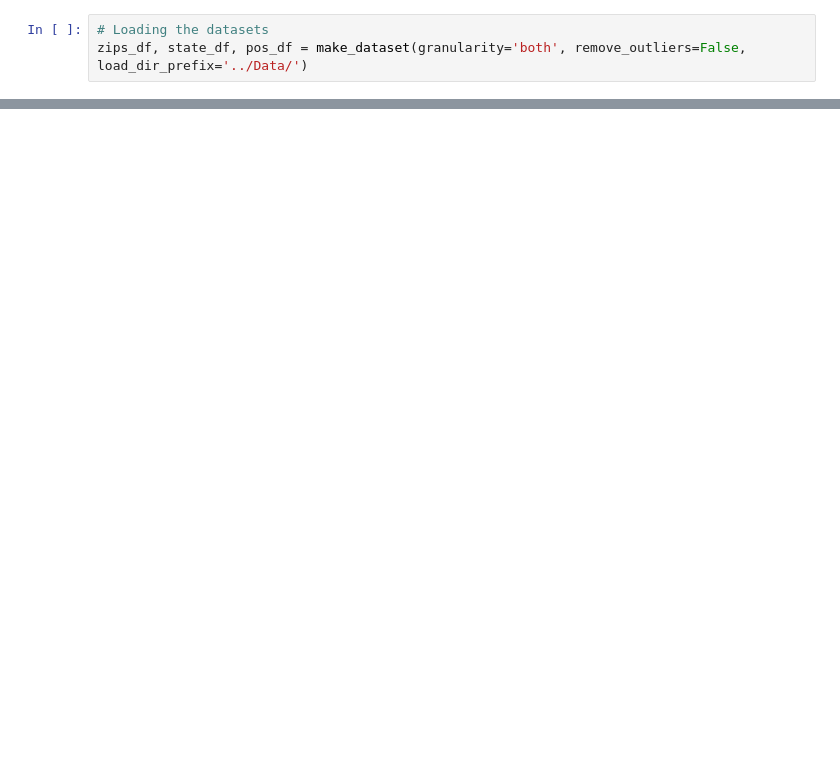
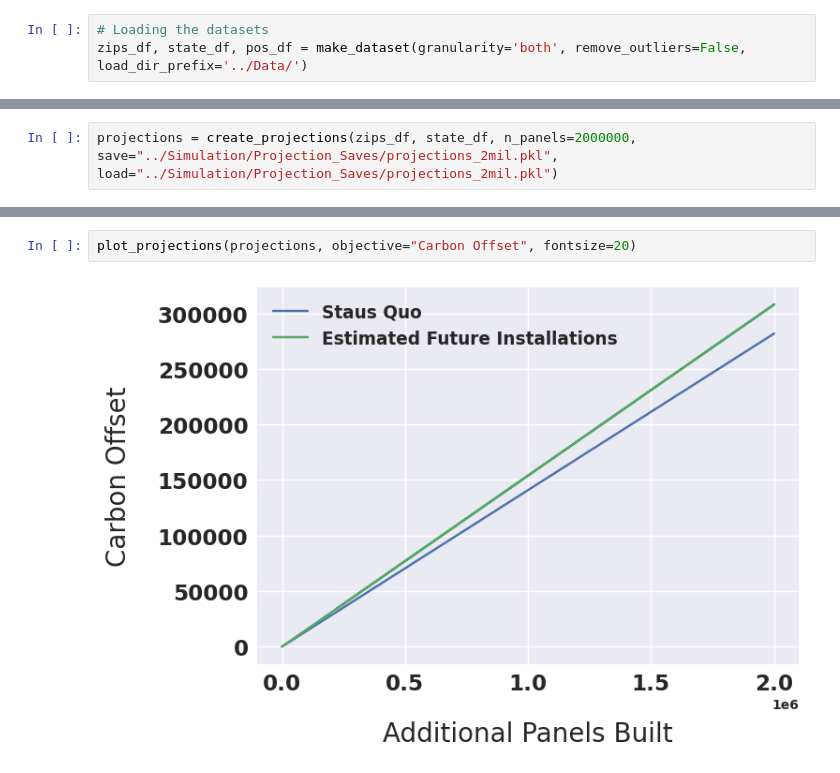
Before and after one commit to coopersigrist/SunSight, a Jupyter notebook: Examples/Projections.ipynb, the cells around one changed output, grey strips where cells are left out. Drawn from its saved outputs; the diff is of its cells as text; blank space fills up the shorter version.

```diff
--- a/Examples/Projections.ipynb
+++ b/Examples/Projections.ipynb
@@ -25,0 +25,2 @@ Creating Greedy Low Median Income Projection
+# %%
+projections = create_projections(zips_df, state_df, n_panels=2000000, save="../Simulation/Projection_Saves/projections_2mil.pkl", load="../Simulation/Projection_Saves/projections_2mil.pkl")
@@ -25,0 +38,4 @@ Creating Greedy Low Median Income Projection
+# %%
+plot_projections(projections, objective="Carbon Offset", fontsize=20)
+# %% [output]
+[figure, added]
```
Also changed, not shown: parts of 5 cells of this notebook, 29 other files.
